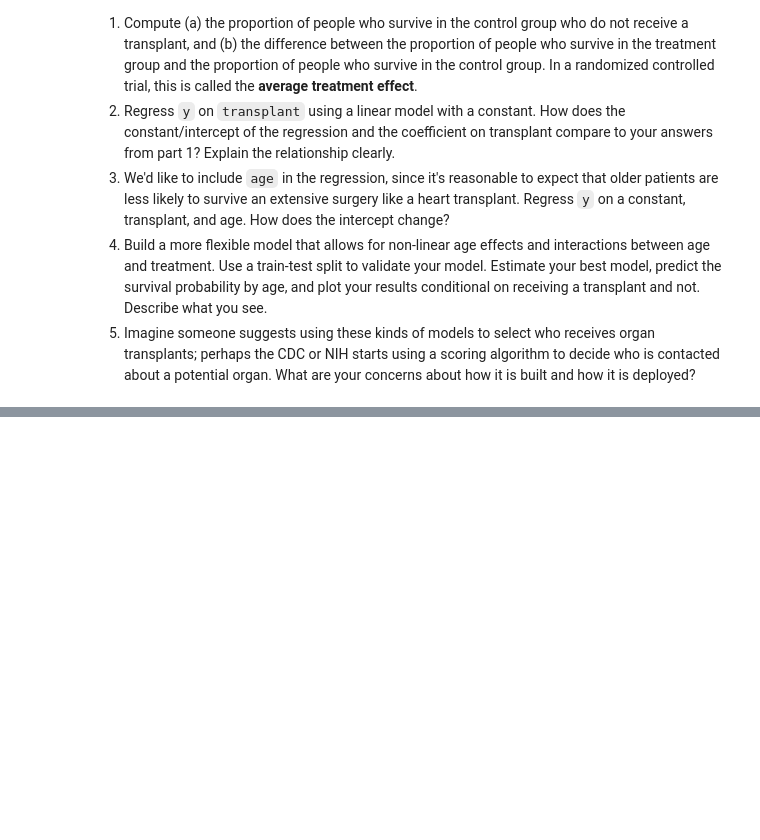
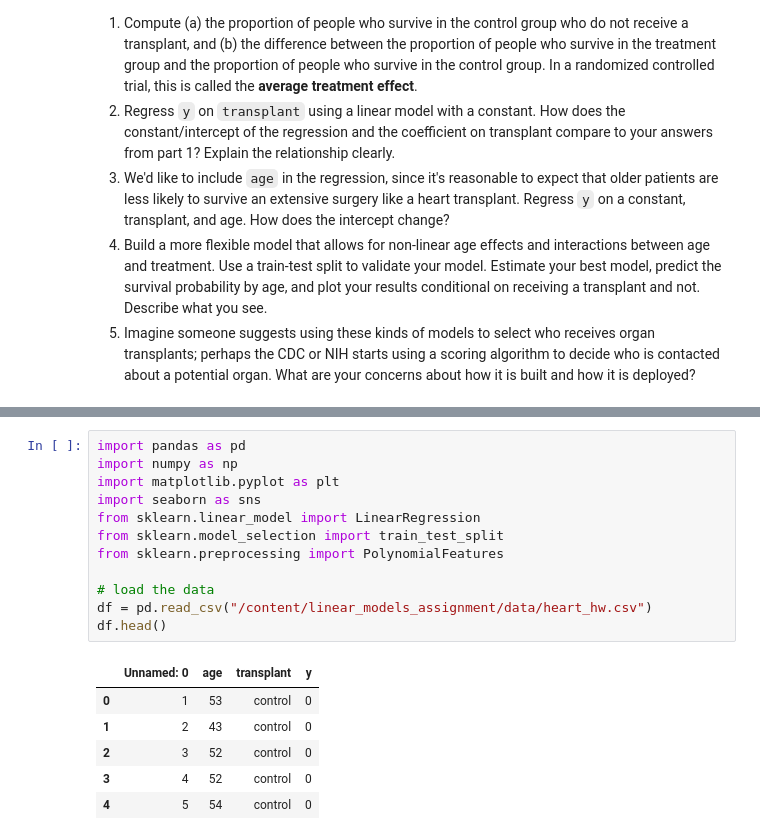
Before and after one commit to hildj/linear_models_assignment, a Jupyter notebook: assignment.ipynb, the cells around one changed output, grey strips where cells are left out. Cells and saved outputs as stored; diff of their text form; blank space fills up the shorter version.

```diff
--- a/assignment.ipynb
+++ b/assignment.ipynb
@@ -57,0 +210,19 @@ Since a heart transplant is a dangerous operation and even people who successful
+# %%
+import pandas as pd
+import numpy as np
+import matplotlib.pyplot as plt
+import seaborn as sns
+from sklearn.linear_model import LinearRegression
+from sklearn.model_selection import train_test_split
+from sklearn.preprocessing import PolynomialFeatures
+
+# load the data
+df = pd.read_csv("/content/linear_models_assignment/data/heart_hw.csv")
+df.head()
+# %% [output]
+|  | Unnamed: 0 | age | transplant | y |
+| 0 | 1 | 53 | control | 0 |
+| 1 | 2 | 43 | control | 0 |
+| 2 | 3 | 52 | control | 0 |
+| 3 | 4 | 52 | control | 0 |
+| 4 | 5 | 54 | control | 0 |
```
Also changed, not shown: parts of 16 cells of this notebook.
